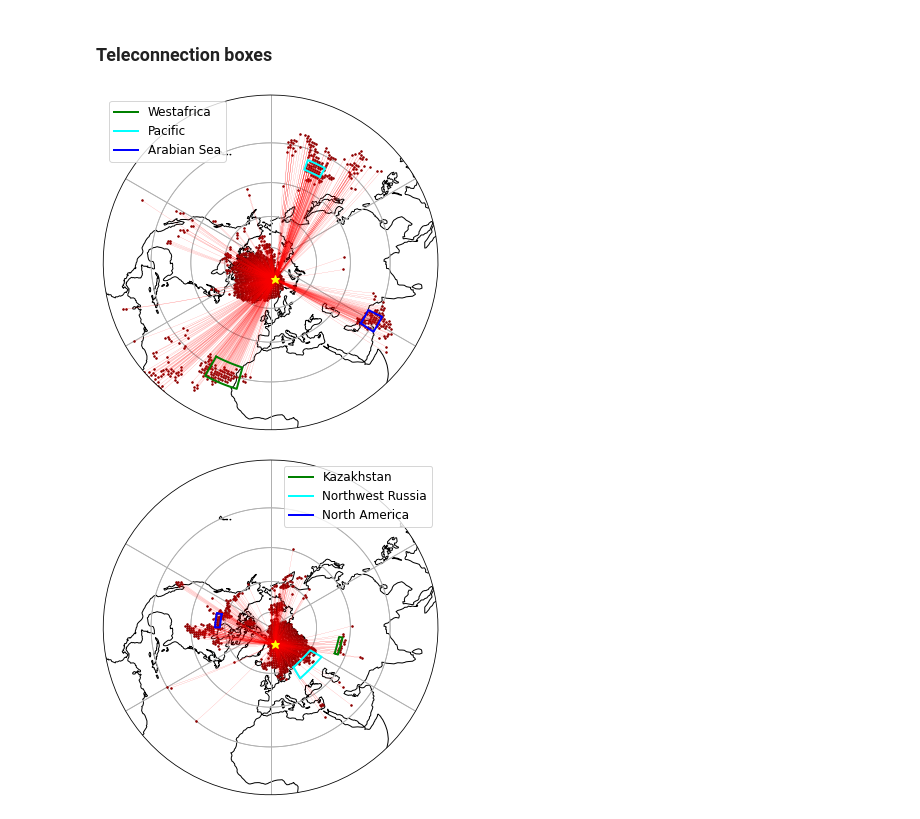
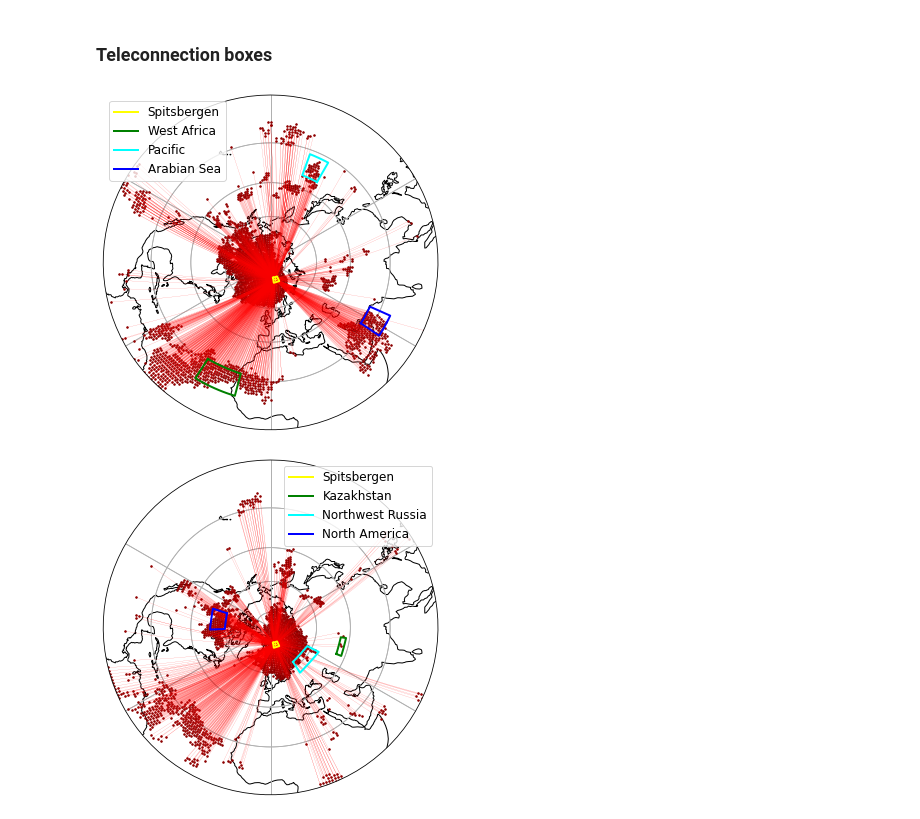
Before and after one commit to OzanSahin92/MtPlus, a Jupyter notebook: notebooks/Es_Maps.ipynb, the cells around one changed output. Saved outputs shown, nothing was run; the diff lists cells and outputs as text; code cells hidden in the pictures.

```diff
--- a/notebooks/Es_Maps.ipynb
+++ b/notebooks/Es_Maps.ipynb
@@ -10,9 +10,9 @@ import scipy.sparse
 # %% [markdown]
 ### Configurations
 # %%
-taumax2_subseas = 0
+taumax2_subseas = 1
 taumax8_subseas = 0
-taumax16_subseas = 1
+taumax16_subseas = 0
 # %%
 perc95 = 1
 perc99 = 0
@@ -244,23 +244,23 @@ plt.show()
 spitsbergen_box_vertices_lons = np.append(9, np.append(24.75, np.append(24.75, np.append(9, 9)))) #for plotting a square around spitsbergen
 spitsbergen_box_vertices_lats = np.append(79.672035, np.append(79.672035, np.append(76.2997, np.append(76.2997, 79.672035))))
 
-northwestrussia_box_vertics_lons = np.append(30, np.append(60, np.append(60, np.append(30, 30)))) #for plotting a square around north america
-northwestrussia_box_vertics_lats = np.append(60, np.append(60, np.append(52, np.append(52, 60))))
+northwestrussia_box_vertics_lons = np.append(33, np.append(63, np.append(63, np.append(33, 33)))) #for plotting a square around north america
+northwestrussia_box_vertics_lats = np.append(63, np.append(63, np.append(55, np.append(55, 63))))
 
-northamerica_box_vertics_lons = np.append(-105, np.append(-90, np.append(-90, np.append(-105, -105)))) #for plotting a square around west russia
-northamerica_box_vertics_lats = np.append(57, np.append(57, np.append(54, np.append(54, 57))))
+northamerica_box_vertics_lons = np.append(-108, np.append(-88, np.append(-88, np.append(-108, -108)))) #for plotting a square around west russia
+northamerica_box_vertics_lats = np.append(60, np.append(60, np.append(51, np.append(51, 60))))
 
 kazakhstan_box_vertics_lons = np.append(68, np.append(82, np.append(82, np.append(68, 68)))) #for plotting a square around caribbean
-kazakhstan_box_vertics_lats = np.append(46, np.append(46, np.append(44, np.append(44, 46))))
+kazakhstan_box_vertics_lats = np.append(45, np.append(45, np.append(42, np.append(42, 45))))
 
-westafrica_box_vertices_lons = np.append(-30, np.append(-15, np.append(-15, np.append(-30, -30)))) #for plotting a square around westafrica/mauritania
-westafrica_box_vertices_lats = np.append(25, np.append(25, np.append(15, np.append(15, 25))))
+westafrica_box_vertices_lons = np.append(-33, np.append(-15, np.append(-15, np.append(-33, -33)))) #for plotting a square around westafrica/mauritania
+westafrica_box_vertices_lats = np.append(22, np.append(22, np.append(12, np.append(12, 22))))
 
 pacific_box_vertices_lons = np.append(150, np.append(160, np.append(160, np.append(150, 150)))) #for plotting a square around pacific
-pacific_box_vertices_lats = np.append(30, np.append(30, np.append(25, np.append(25, 30))))
+pacific_box_vertices_lats = np.append(33, np.append(33, np.append(22, np.append(22, 33))))
 
-arabiansea_box_vertices_lons = np.append(56, np.append(64, np.append(64, np.append(56, 56)))) #for plotting a square around arabian aea
-arabiansea_box_vertices_lats = np.append(25, np.append(25, np.append(18, np.append(18, 25))))
+arabiansea_box_vertices_lons = np.append(56, np.append(66, np.append(66, np.append(56, 56)))) #for plotting a square around arabian aea
+arabiansea_box_vertices_lats = np.append(25, np.append(25, np.append(15, np.append(15, 25))))
 # %%
 #show all significant connections to spitsbergen
 
@@ -283,36 +283,37 @@ circle = mpath.Path(verts * radius + center)
 ax = plt.axes(projection=proj)
 ax.coastlines()
 ax.set_global()
 
 gl = ax.gridlines(draw_labels=False, xlocs=None, ylocs=None)  #to have smoother gridlines/latitude-lines
 gl.n_steps = 90
 
 #ax.set_title('Event synchronization of Ny-Alesund(t=0), marked by a yellow star, \n with the low slp-Extreme-Event field(-taumax<=t<0) (northern hemisphere)', fontsize=16)
 ax.gridlines()
 ax.set_extent([-180, 180, 90, 1], ccrs.PlateCarree())
 ax.set_boundary(circle, transform=ax.transAxes)
 
 #plot synchronized coords
 for coords in to_spitsbergen_connetction:
     plt.plot(coords[0], coords[1], color='darkred', marker='.', markersize=3, transform=ccrs.Geodetic())
 
 #plot lines between snychronized coords
 for coords in to_spitsbergen_connetction:
     plt.plot([14.28571, coords[0]], [78.54792, coords[1]], color='red', linewidth=0.1, transform=ccrs.Geodetic())
 
 #plot spitsbergen
-plt.plot(14.28571, 78.54792, color='yellow', marker='*', markersize=9, transform=ccrs.Geodetic())
+plt.plot(14.28571, 78.54792, color='yellow', marker='*', markersize=2, transform=ccrs.Geodetic())
 
-plt.plot(westafrica_box_vertices_lons, westafrica_box_vertices_lats, color='green', linewidth=2, transform=ccrs.Geodetic(), label='Westafrica')
+plt.plot(spitsbergen_box_vertices_lons, spitsbergen_box_vertices_lats, color='yellow', linewidth=2, transform=ccrs.Geodetic(), label='Spitsbergen')
+plt.plot(westafrica_box_vertices_lons, westafrica_box_vertices_lats, color='green', linewidth=2, transform=ccrs.Geodetic(), label='West Africa')
 plt.plot(pacific_box_vertices_lons, pacific_box_vertices_lats, color='aqua', linewidth=2, transform=ccrs.Geodetic(), label='Pacific')
 plt.plot(arabiansea_box_vertices_lons, arabiansea_box_vertices_lats, color='blue', linewidth=2, transform=ccrs.Geodetic(), label='Arabian Sea')
 
 plt.legend(fontsize=12)
 plt.show()
 
 f.savefig(file_path+title1 + '.png', bbox_inches='tight', dpi=f.dpi)
 # %% [output]
-[figure, old version]
+[figure, new version]
 # %%
 #show all significant connections from spitsbergen
 
@@ -353,8 +354,10 @@ for coords in from_spitsbergen_connetction:
     plt.plot([14.28571, coords[0]], [78.54792, coords[1]], color='red', linewidth=0.1, transform=ccrs.Geodetic())
 
 #plot spitsbergen
-plt.plot(14.28571, 78.54792, color='yellow', marker='*', markersize=9, transform=ccrs.Geodetic())
+#plot spitsbergen
+plt.plot(14.28571, 78.54792, color='yellow', marker='*', markersize=2, transform=ccrs.Geodetic())
 
+plt.plot(spitsbergen_box_vertices_lons, spitsbergen_box_vertices_lats, color='yellow', linewidth=2, transform=ccrs.Geodetic(), label='Spitsbergen')
 plt.plot(kazakhstan_box_vertics_lons, kazakhstan_box_vertics_lats, color='green', linewidth=2, transform=ccrs.Geodetic(), label='Kazakhstan')
 plt.plot(northwestrussia_box_vertics_lons, northwestrussia_box_vertics_lats, color='aqua', linewidth=2, transform=ccrs.Geodetic(), label='Northwest Russia')
 plt.plot(northamerica_box_vertics_lons, northamerica_box_vertics_lats, color='blue', linewidth=2, transform=ccrs.Geodetic(), label='North America')
@@ -364,4 +367,4 @@ plt.show()
 
 f.savefig(file_path+title2 + '.png', bbox_inches='tight', dpi=f.dpi)
 # %% [output]
-[figure, old version]
+[figure, new version]
```
Also changed, not shown: parts of 5 cells of this notebook, 11 other files.
